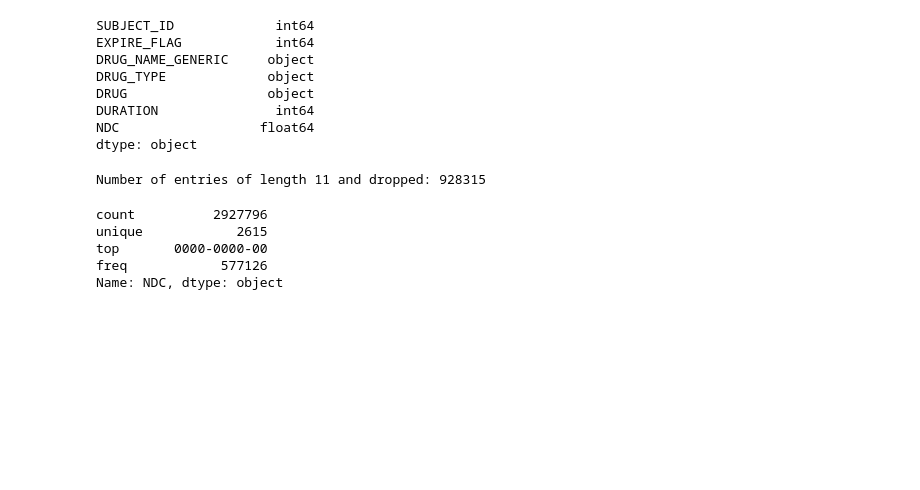
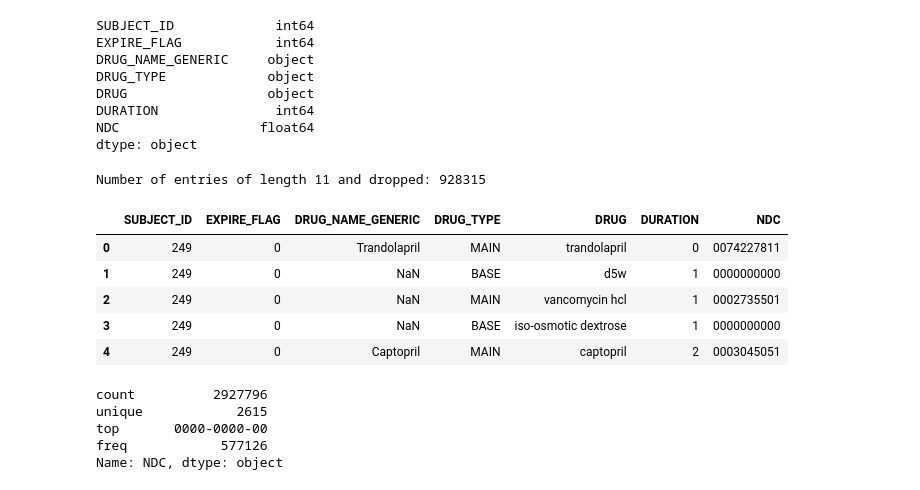
Before and after one commit to Math2130/MIMIC-III-Mortality-Analysis, a Jupyter notebook: VisualizationMedication.ipynb, the cells around one changed output. Drawn from its saved outputs; the diff is of its cells as text; code cells hidden in the pictures; blank space fills up the shorter version.

```diff
--- a/VisualizationMedication.ipynb
+++ b/VisualizationMedication.ipynb
@@ -12,7 +13,7 @@ from sklearn.metrics import roc_auc_score, roc_curve
 # %%
 diagnoses_df = pd.read_csv('cleaned_D_ICD_DIAGNOSES.csv')
 patients_df = pd.read_csv('cleaned_PATIENTS.csv')
-prescriptions_df = pd.read_csv('cleaned_PRESCRIPTIONS.csv')
+prescriptions_df = pd.read_csv('cleaned_PRESCRIPTIONS.csv', low_memory=False)
 # %%
 diagnoses_df.head()
 # %% [output]
@@ -110,7 +111,10 @@ DURATION               int64
 NDC                  float64
 dtype: object
 # %%
-# Convert to string
+# Convert to int (get rid of .0)
+merged_df['NDC'] = merged_df['NDC'].astype(int)
+
+# Convert to String
 merged_df['NDC'] = merged_df['NDC'].astype(str)
 
 # Pad with leading zeros to ensure length is 10
@@ -125,6 +129,15 @@ merged_df = merged_df[merged_df['NDC'].str.len() <= 10]
 print(f"Number of entries of length 11 and dropped: {entries_length_11}")
 # %% [output]
 Number of entries of length 11 and dropped: 928315
+# %%
+merged_df.head()
+# %% [output]
+|  | SUBJECT_ID | EXPIRE_FLAG | DRUG_NAME_GENERIC | DRUG_TYPE | DRUG | DURATION | NDC |
+| 0 | 249 | 0 | Trandolapril | MAIN | trandolapril | 0 | 0074227811 |
+| 1 | 249 | 0 | NaN | BASE | d5w | 1 | 0000000000 |
+| 2 | 249 | 0 | NaN | MAIN | vancomycin hcl | 1 | 0002735501 |
+| 3 | 249 | 0 | NaN | BASE | iso-osmotic dextrose | 1 | 0000000000 |
+| 4 | 249 | 0 | Captopril | MAIN | captopril | 2 | 0003045051 |
 # %%
 # ensure it's a copy to avoid SettingWithCopyWarning
 merged_df = merged_df.copy()
```
Also changed, not shown: parts of 20 cells of this notebook, 2 other files.
